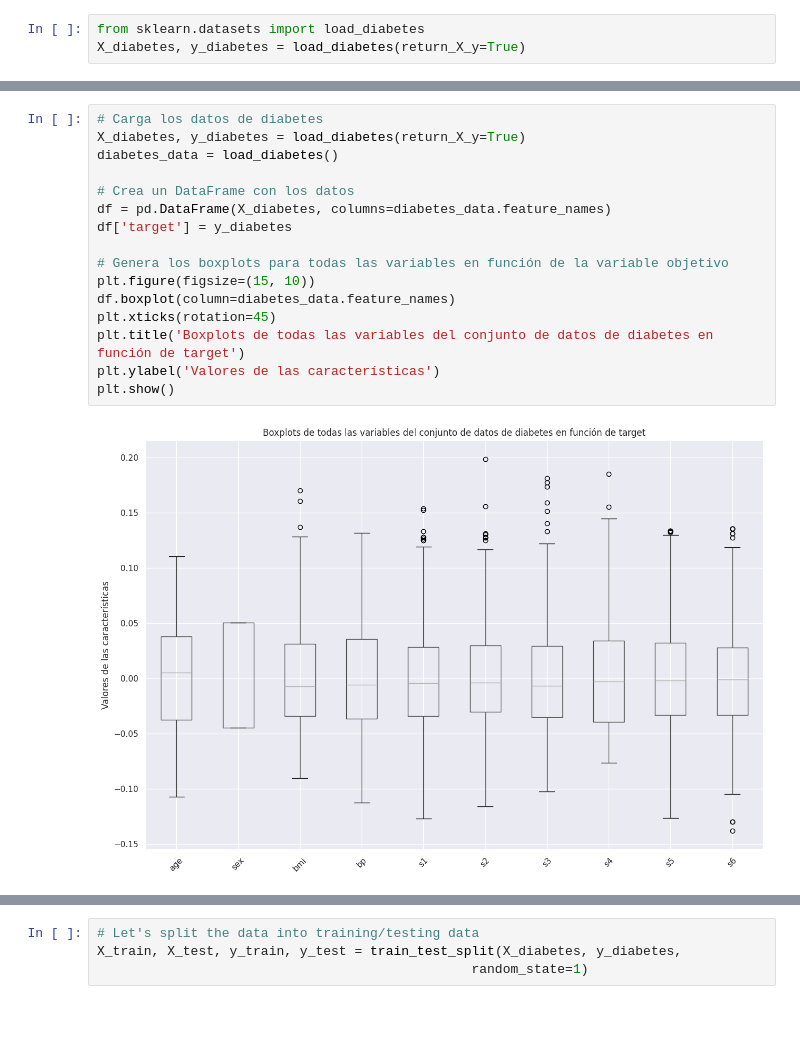
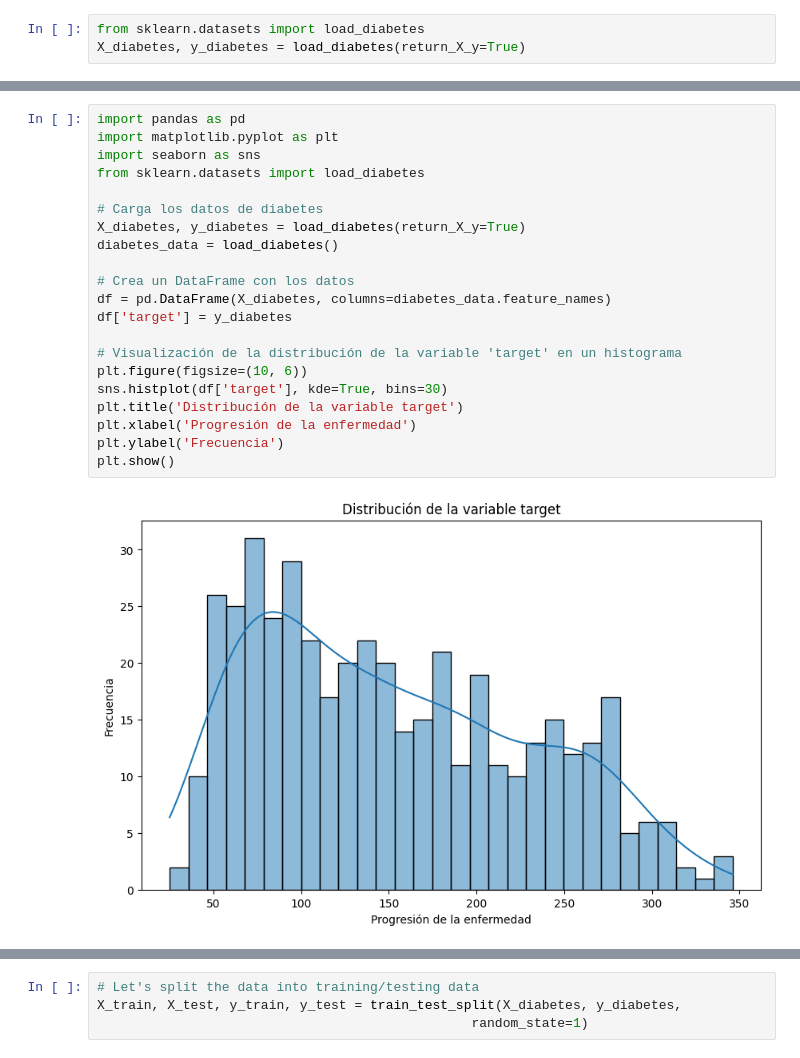
Before and after one commit to Marisa1988/Jupyter_Content_AI_Biology, a Jupyter notebook: Exercise.ipynb, the cells around one changed output, grey strips where cells are left out. Saved outputs shown, nothing was run; the diff lists cells and outputs as text; blank space fills up the shorter version.

```diff
--- a/Exercise.ipynb
+++ b/Exercise.ipynb
@@ -56,18 +43,23 @@ sns.pairplot(data=diabetes_df,
 # %%
+import pandas as pd
+import matplotlib.pyplot as plt
+import seaborn as sns
+from sklearn.datasets import load_diabetes
+
 # Carga los datos de diabetes
 X_diabetes, y_diabetes = load_diabetes(return_X_y=True)
 diabetes_data = load_diabetes()
 
 # Crea un DataFrame con los datos
 df = pd.DataFrame(X_diabetes, columns=diabetes_data.feature_names)
 df['target'] = y_diabetes
 
-# Genera los boxplots para todas las variables en función de la variable objetivo
-plt.figure(figsize=(15, 10))
-df.boxplot(column=diabetes_data.feature_names)
-plt.xticks(rotation=45)
-plt.title('Boxplots de todas las variables del conjunto de datos de diabetes en función de target')
-plt.ylabel('Valores de las características')
+# Visualización de la distribución de la variable 'target' en un histograma
+plt.figure(figsize=(10, 6))
+sns.histplot(df['target'], kde=True, bins=30)
+plt.title('Distribución de la variable target')
+plt.xlabel('Progresión de la enfermedad')
+plt.ylabel('Frecuencia')
 plt.show()
 # %% [output]
-[figure, old version]
+[figure, new version]
```
Also changed, not shown: parts of 16 cells of this notebook.
